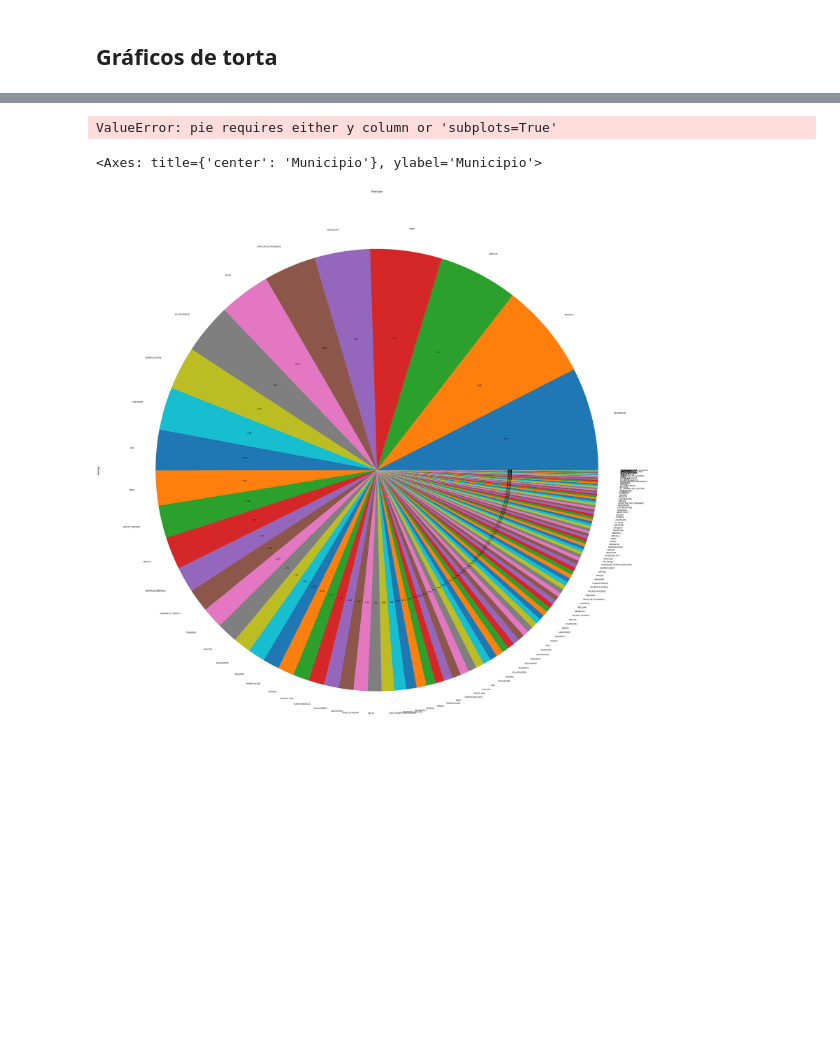
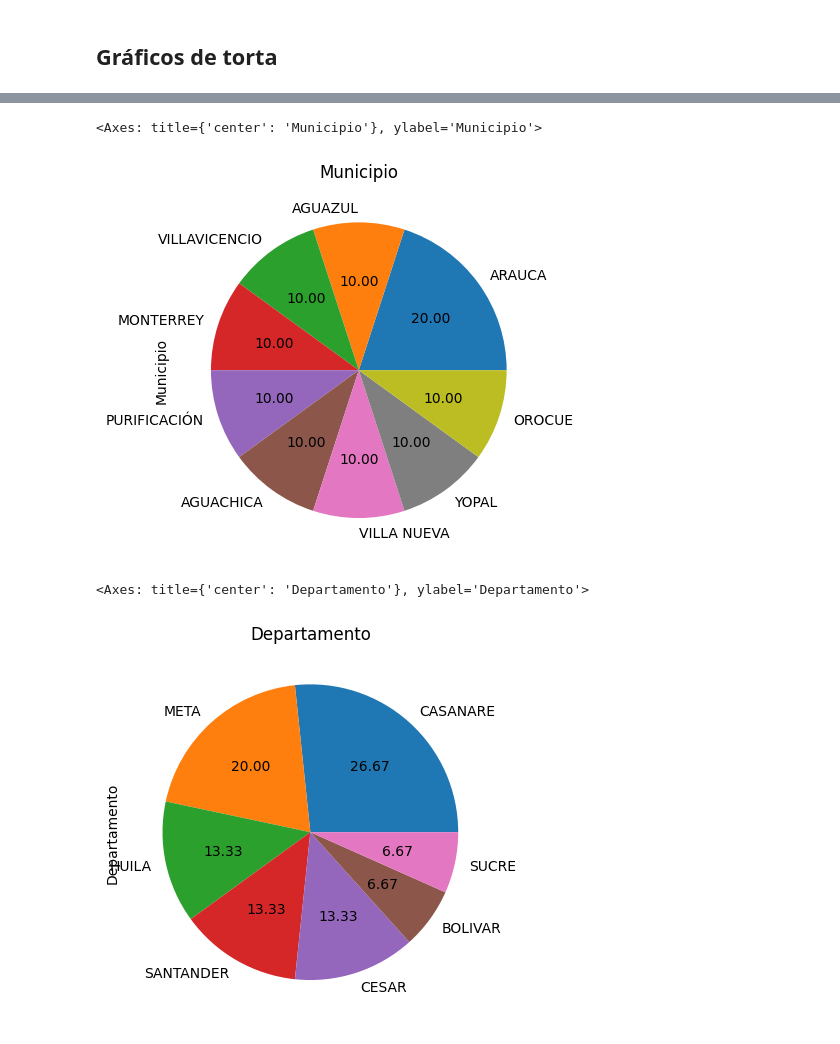
Before and after one commit to Zackperez/mineria_de_datos, a Jupyter notebook: mineria.ipynb, the cells around one changed output, grey strips where cells are left out. Drawn from its saved outputs; the diff is of its cells as text; code cells hidden in the pictures; blank space fills up the shorter version.

```diff
--- a/mineria.ipynb
+++ b/mineria.ipynb
@@ -466,9 +415,10 @@ Name: Municipio, Length: 201, dtype: object
 # %%
-data['Municipio'].value_counts().plot(kind='pie', autopct='%.2f', figsize=(10,50), title= 'Departamento')
+data['Municipio'].sample(n = 10).value_counts().plot(kind='pie', autopct='%.2f', title= 'Municipio')
 # %% [output]
-ValueError: pie requires either y column or 'subplots=True'
+<Axes: title={'center': 'Municipio'}, ylabel='Municipio'>
+[figure, added]
 # %%
-data['Municipio'].value_counts().plot(kind='pie', autopct='%.2f', figsize=(50,50), title= 'Municipio')
+data['Departamento'].sample(n = 15).value_counts().plot(kind='pie', autopct='%.2f', title= 'Departamento')
 # %% [output]
-<Axes: title={'center': 'Municipio'}, ylabel='Municipio'>
+<Axes: title={'center': 'Departamento'}, ylabel='Departamento'>
-[figure, old version]
+[figure, new version]
```
Also changed, not shown: parts of 14 cells of this notebook.
